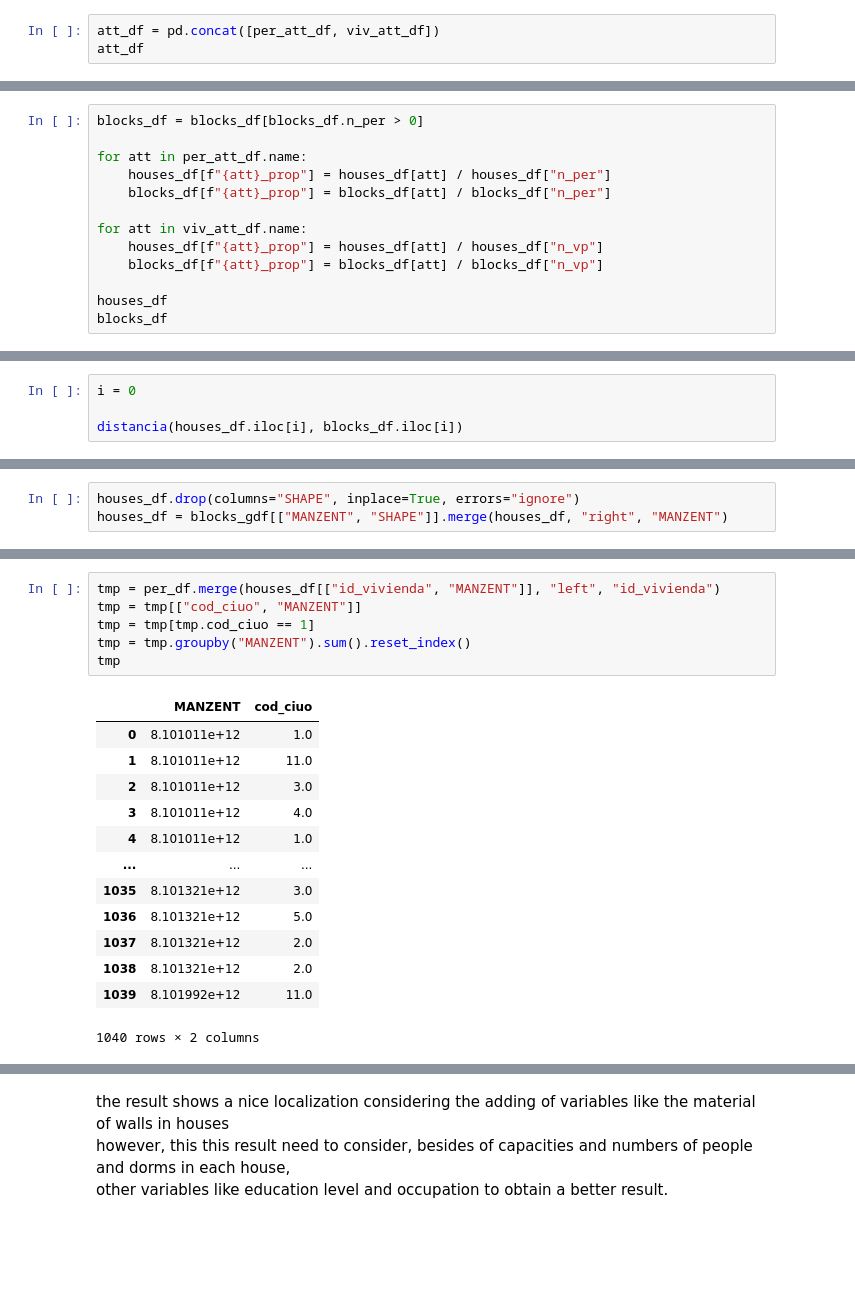
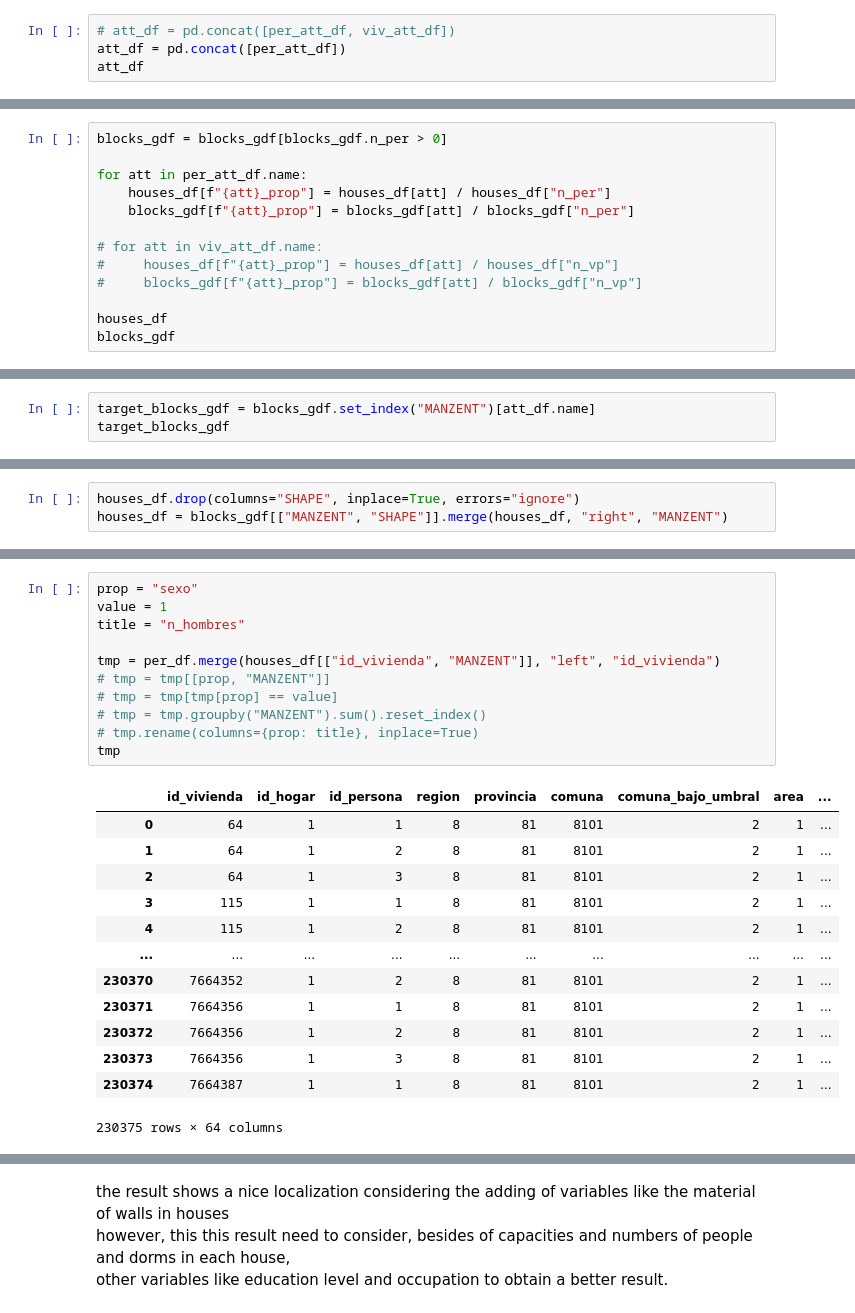
Before and after one commit to zetaso/census-localization, a Jupyter notebook: main.ipynb, the cells around one changed output, grey strips where cells are left out. Drawn from its saved outputs; the diff is of its cells as text; blank space fills up the shorter version.

```diff
--- a/main.ipynb
+++ b/main.ipynb
@@ -124,7 +115,8 @@ viv_att_df = pd.DataFrame(data=[
 
 ], columns=["name", "weight"])
 # %%
-att_df = pd.concat([per_att_df, viv_att_df])
+# att_df = pd.concat([per_att_df, viv_att_df])
+att_df = pd.concat([per_att_df])
 att_df
 # %% [output]
 |  | name | weight |
@@ -236,14 +208,14 @@ houses_df
 # %%
-blocks_df = blocks_df[blocks_df.n_per > 0]
+blocks_gdf = blocks_gdf[blocks_gdf.n_per > 0]
 
 for att in per_att_df.name:
     houses_df[f"{att}_prop"] = houses_df[att] / houses_df["n_per"]
-    blocks_df[f"{att}_prop"] = blocks_df[att] / blocks_df["n_per"]
+    blocks_gdf[f"{att}_prop"] = blocks_gdf[att] / blocks_gdf["n_per"]
 
-for att in viv_att_df.name:
-    houses_df[f"{att}_prop"] = houses_df[att] / houses_df["n_vp"]
-    blocks_df[f"{att}_prop"] = blocks_df[att] / blocks_df["n_vp"]
+# for att in viv_att_df.name:
+#     houses_df[f"{att}_prop"] = houses_df[att] / houses_df["n_vp"]
+#     blocks_gdf[f"{att}_prop"] = blocks_gdf[att] / blocks_gdf["n_vp"]
 
 houses_df
-blocks_df
+blocks_gdf
 # %% [output]
@@ -282,4 +236,0 @@ def distancia(v, m):
-# %%
-i = 0
-
-distancia(houses_df.iloc[i], blocks_df.iloc[i])
@@ -451,0 +463,3 @@ Procesando asignación para: otro
+# %%
+target_blocks_gdf = blocks_gdf.set_index("MANZENT")[att_df.name]
+target_blocks_gdf
@@ -531,20 +554,25 @@ blocks_gdf.plot(figsize=(30,10), column="n_ciuo_1", cmap="Reds", legend=True)
 # %%
+prop = "sexo"
+value = 1
+title = "n_hombres"
+
 tmp = per_df.merge(houses_df[["id_vivienda", "MANZENT"]], "left", "id_vivienda")
-tmp = tmp[["cod_ciuo", "MANZENT"]]
-tmp = tmp[tmp.cod_ciuo == 1]
-tmp = tmp.groupby("MANZENT").sum().reset_index()
+# tmp = tmp[[prop, "MANZENT"]]
+# tmp = tmp[tmp[prop] == value]
+# tmp = tmp.groupby("MANZENT").sum().reset_index()
+# tmp.rename(columns={prop: title}, inplace=True)
 tmp
 # %% [output]
-|  | MANZENT | cod_ciuo |
-| 0 | 8.101011e+12 | 1.0 |
-| 1 | 8.101011e+12 | 11.0 |
-| 2 | 8.101011e+12 | 3.0 |
-| 3 | 8.101011e+12 | 4.0 |
-| 4 | 8.101011e+12 | 1.0 |
-| ... | ... | ... |
-| 1035 | 8.101321e+12 | 3.0 |
-| 1036 | 8.101321e+12 | 5.0 |
-| 1037 | 8.101321e+12 | 2.0 |
-| 1038 | 8.101321e+12 | 2.0 |
-| 1039 | 8.101992e+12 | 11.0 |
+|  | id_vivienda | id_hogar | id_persona | region | provincia | comuna | comuna_bajo_umbral | area | ... |
+| 0 | 64 | 1 | 1 | 8 | 81 | 8101 | 2 | 1 | ... |
+| 1 | 64 | 1 | 2 | 8 | 81 | 8101 | 2 | 1 | ... |
+| 2 | 64 | 1 | 3 | 8 | 81 | 8101 | 2 | 1 | ... |
+| 3 | 115 | 1 | 1 | 8 | 81 | 8101 | 2 | 1 | ... |
+| 4 | 115 | 1 | 2 | 8 | 81 | 8101 | 2 | 1 | ... |
+| ... | ... | ... | ... | ... | ... | ... | ... | ... | ... |
+| 230370 | 7664352 | 1 | 2 | 8 | 81 | 8101 | 2 | 1 | ... |
+| 230371 | 7664356 | 1 | 1 | 8 | 81 | 8101 | 2 | 1 | ... |
+| 230372 | 7664356 | 1 | 2 | 8 | 81 | 8101 | 2 | 1 | ... |
+| 230373 | 7664356 | 1 | 3 | 8 | 81 | 8101 | 2 | 1 | ... |
+| 230374 | 7664387 | 1 | 1 | 8 | 81 | 8101 | 2 | 1 | ... |
-1040 rows × 2 columns
+230375 rows × 64 columns
```
Also changed, not shown: parts of 42 cells of this notebook, 3 other files.
